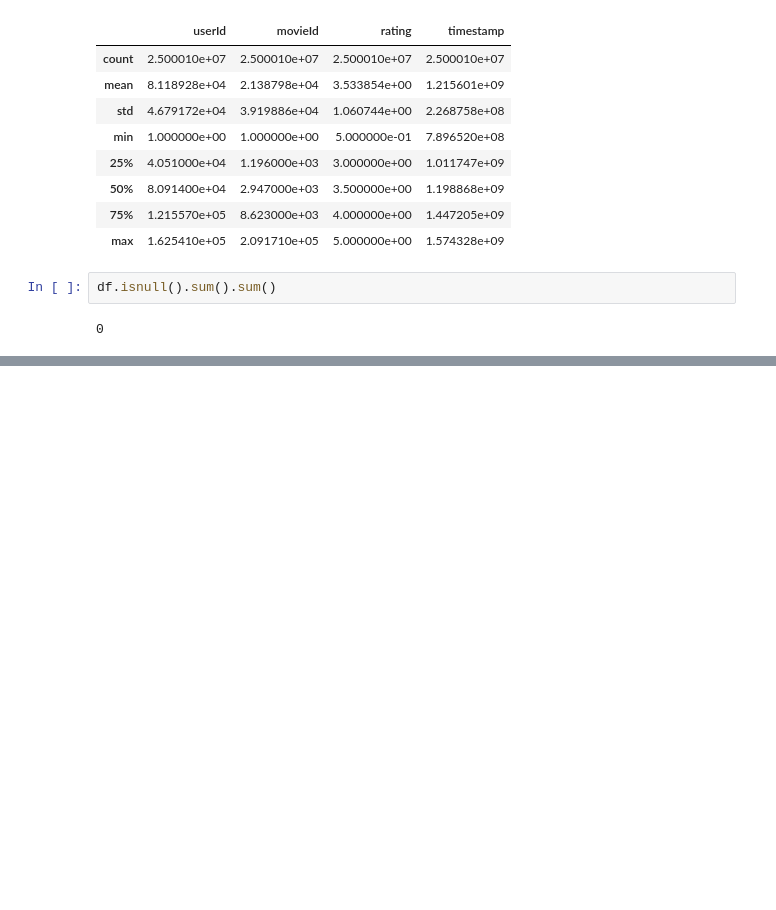
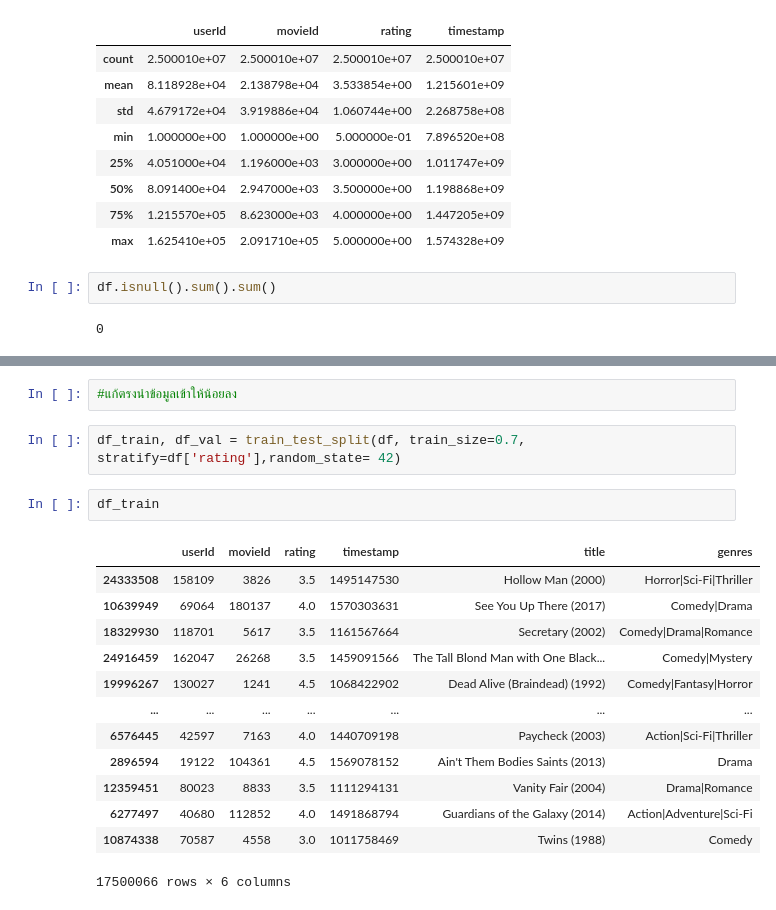
Before and after one commit to Dusadee-Songasornchart/machine_learning, a Jupyter notebook: lab_11/lab_11.ipynb, the cells around one changed output, grey strips where cells are left out. Cells and saved outputs as stored; diff of their text form; blank space fills up the shorter version.

```diff
--- a/lab_11/lab_11.ipynb
+++ b/lab_11/lab_11.ipynb
@@ -146,0 +97,20 @@ X_test
+# %%
+#แก้ตรงนำข้อมูลเข้าให้น้อยลง
+# %%
+df_train, df_val = train_test_split(df, train_size=0.7, stratify=df['rating'],random_state= 42)
+# %%
+df_train
+# %% [output]
+|  | userId | movieId | rating | timestamp | title | genres |
+| 24333508 | 158109 | 3826 | 3.5 | 1495147530 | Hollow Man (2000) | Horror|Sci-Fi|Thriller |
+| 10639949 | 69064 | 180137 | 4.0 | 1570303631 | See You Up There (2017) | Comedy|Drama |
+| 18329930 | 118701 | 5617 | 3.5 | 1161567664 | Secretary (2002) | Comedy|Drama|Romance |
+| 24916459 | 162047 | 26268 | 3.5 | 1459091566 | The Tall Blond Man with One Black... | Comedy|Mystery |
+| 19996267 | 130027 | 1241 | 4.5 | 1068422902 | Dead Alive (Braindead) (1992) | Comedy|Fantasy|Horror |
+| ... | ... | ... | ... | ... | ... | ... |
+| 6576445 | 42597 | 7163 | 4.0 | 1440709198 | Paycheck (2003) | Action|Sci-Fi|Thriller |
+| 2896594 | 19122 | 104361 | 4.5 | 1569078152 | Ain't Them Bodies Saints (2013) | Drama |
+| 12359451 | 80023 | 8833 | 3.5 | 1111294131 | Vanity Fair (2004) | Drama|Romance |
+| 6277497 | 40680 | 112852 | 4.0 | 1491868794 | Guardians of the Galaxy (2014) | Action|Adventure|Sci-Fi |
+| 10874338 | 70587 | 4558 | 3.0 | 1011758469 | Twins (1988) | Comedy |
+17500066 rows × 6 columns
```
Also changed, not shown: parts of 18 cells of this notebook, 1 other file.
